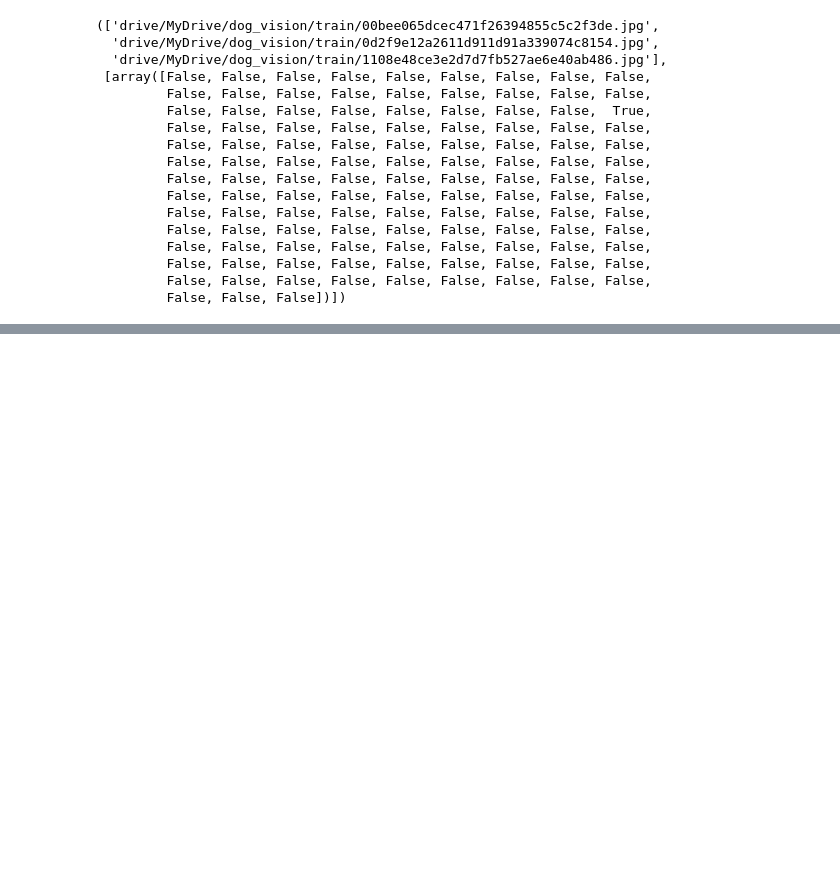
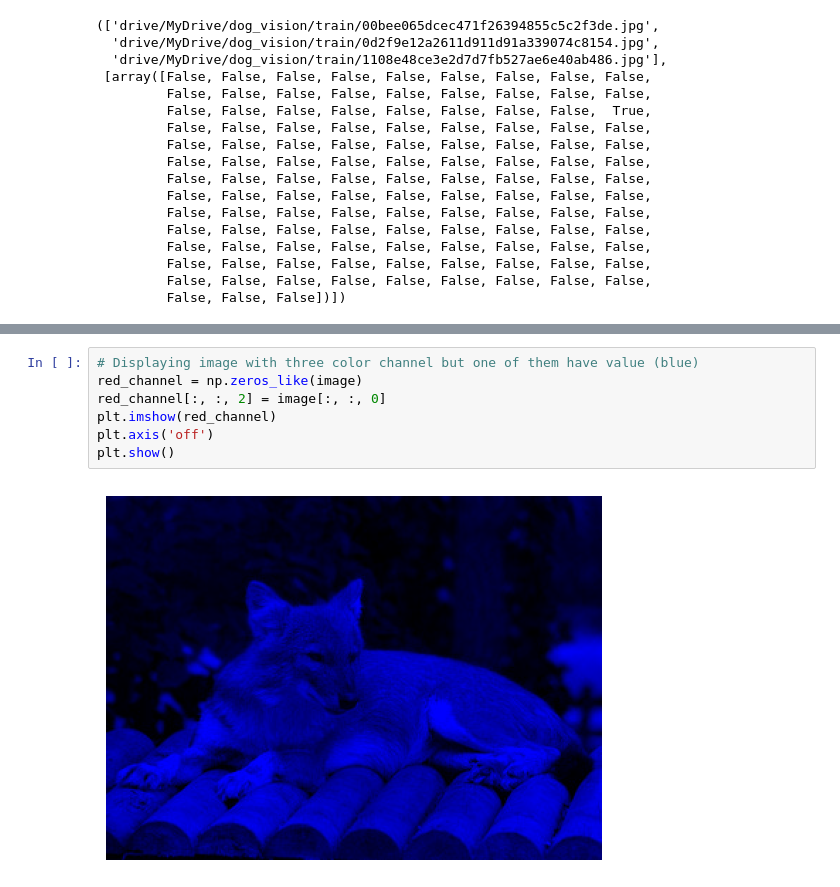
Before and after one commit to rezaazimibar/MachineLearning-projects-playground, a Jupyter notebook: RegularProjects/dog_breed-classification/dog_breed_prediction.ipynb, the cells around one changed output, grey strips where cells are left out. Cells and saved outputs as stored; diff of their text form; blank space fills up the shorter version.

```diff
--- a/RegularProjects/dog_breed-classification/dog_breed_prediction.ipynb
+++ b/RegularProjects/dog_breed-classification/dog_breed_prediction.ipynb
@@ -235,0 +307,9 @@ x_train[:3], y_train[:1]
+# %%
+# Displaying image with three color channel but one of them have value (blue)
+red_channel = np.zeros_like(image)
+red_channel[:, :, 2] = image[:, :, 0]
+plt.imshow(red_channel)
+plt.axis('off')
+plt.show()
+# %% [output]
+[figure, added]
```
Also changed, not shown: parts of 8 cells of this notebook.
